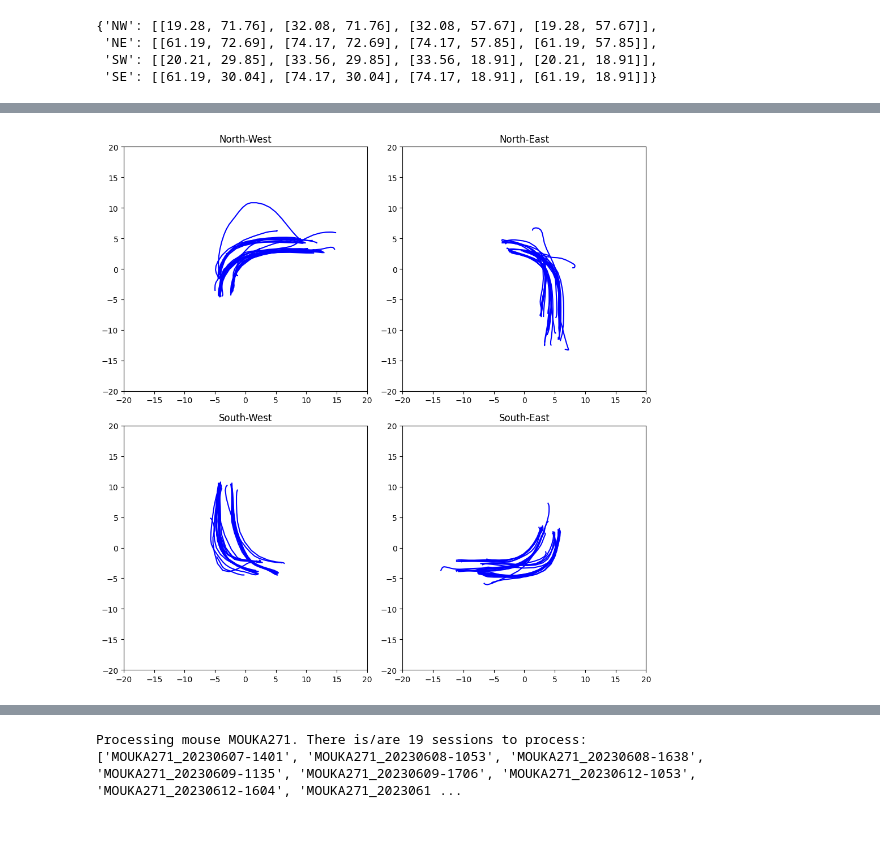
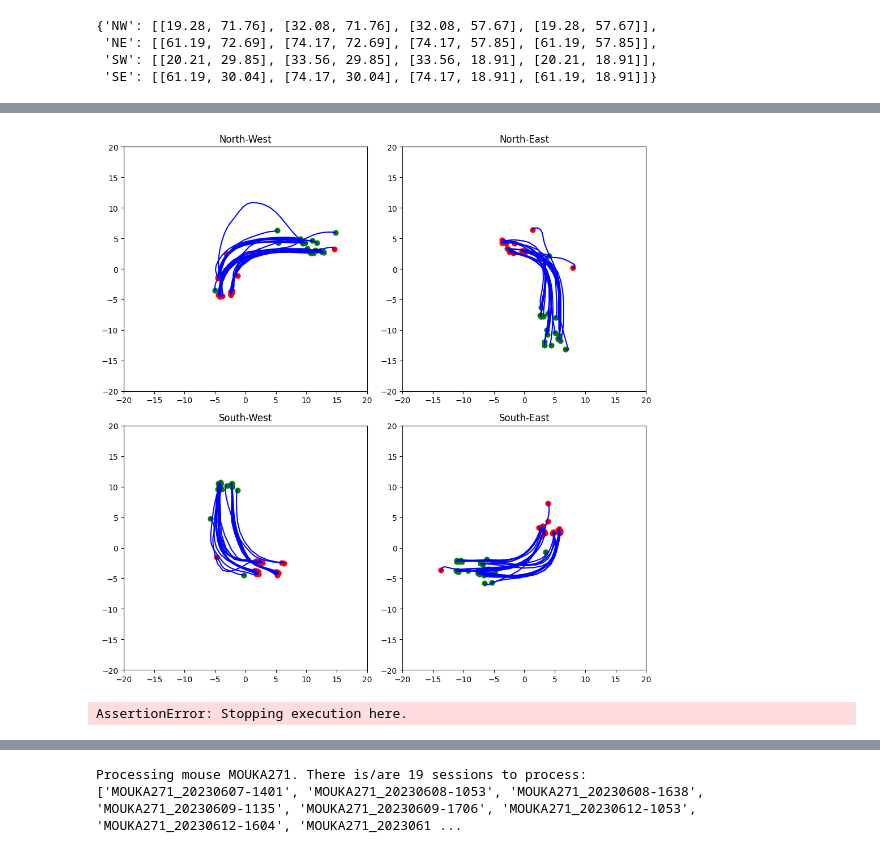
Before and after one commit to HeathenToaster/MouseTache, a Jupyter notebook: GetAllRunsAroundQuarterPerAnimal.ipynb, the cells around one changed output, grey strips where cells are left out. Saved outputs shown, nothing was run; the diff lists cells and outputs as text; code cells hidden in the pictures.

```diff
--- a/GetAllRunsAroundQuarterPerAnimal.ipynb
+++ b/GetAllRunsAroundQuarterPerAnimal.ipynb
@@ -228,11 +230,11 @@ def plot_trajectories(trajectories):
     # Show the plot
     plt.show()
 # %%
-# Initialize fixed_trajectories as an empty dictionary for each mouse
-fixed_trajectories = {}
+# Initialize corner_aligned_trajectories as an empty dictionary for each mouse
+corner_aligned_trajectories = {}
 
 # Ensure the mouse has a dictionary of corners ('NW', 'NE', 'SE', 'SW')
-fixed_trajectories[mouse] = {'NW': [], 'NE': [], 'SE': [], 'SW': []}
+corner_aligned_trajectories[mouse] = {'NW': [], 'NE': [], 'SE': [], 'SW': []}
 
 # Loop through runs around the tower
 for run_around_tower in runs_around_tower:
@@ -244,6 +246,7 @@ for run_around_tower in runs_around_tower:
         this_corner_coordinates = clean_towers_coordinates[tower_name][corner]
     else:
         print(f"Invalid tower or corner: {tower_name}, {corner}")
+        print(run_around_tower)
         continue  # Skip this run if there's an issue
 
     # Extract the trajectory slice based on the start and end time indices
@@ -258,8 +261,8 @@ for run_around_tower in runs_around_tower:
     this_trajectory[0, :] -= newXreference  # Shift X coordinates
     this_trajectory[1, :] -= newYreference  # Shift Y coordinates
 
-    # Append the transformed trajectory to the appropriate corner in fixed_trajectories
+    # Append the transformed trajectory to the appropriate corner in corner_aligned_trajectories
 
-    fixed_trajectories[mouse][corner].append(this_trajectory)
+    corner_aligned_trajectories[mouse][corner].append(this_trajectory)
 # %% [output]
 Invalid tower or corner: SW, None
@@ -278,32 +285,38 @@ titles = {'NW': 'North-West', 'NE': 'North-East', 'SW': 'South-West', 'SE': 'Sou
 
 # Define which subplot corresponds to each corner (row, col)
 corner_to_subplot = {
     'NW': (0, 0),
     'NE': (0, 1),
     'SW': (1, 0),
     'SE': (1, 1)
 }
 
 # Plot each set of fixed trajectories, one per corner
 for corner in corners:
     ax = axs[corner_to_subplot[corner]]
 
     # Retrieve all trajectories for the current corner
-    trajectories = fixed_trajectories[mouse][corner]
+    trajectories = corner_aligned_trajectories[mouse][corner]
 
     # Plot each trajectory on the corresponding subplot
     for trajectory in trajectories:
         ax.plot(trajectory[0, :], trajectory[1, :], color='blue')  # Plot the X and Y coordinates
+        ax.scatter(trajectory[0, 0], trajectory[1, 0], color='green', marker='o', edgecolor='green', label='Start Point',s=40)
+        ax.scatter(trajectory[0, -1], trajectory[1, -1], color='red', marker='o', edgecolor='red', label='End Point',s=40)
 
     # Set the title and axis limits
     ax.set_title(titles[corner])
     ax.set_xlim(-20, 20)  # Adjust these limits according to your data
     ax.set_ylim(-20, 20)  # Adjust these limits according to your data
 
 # Remove superfluous spacing between subplots
 plt.tight_layout()
 
 # Show the plot
 plt.show()
 # %% [output]
-[figure, old version]
+[figure, new version]
+# %%
+assert False, "Stopping execution here."
+# %% [output]
+AssertionError: Stopping execution here.
```
Also changed, not shown: parts of 17 cells of this notebook.
